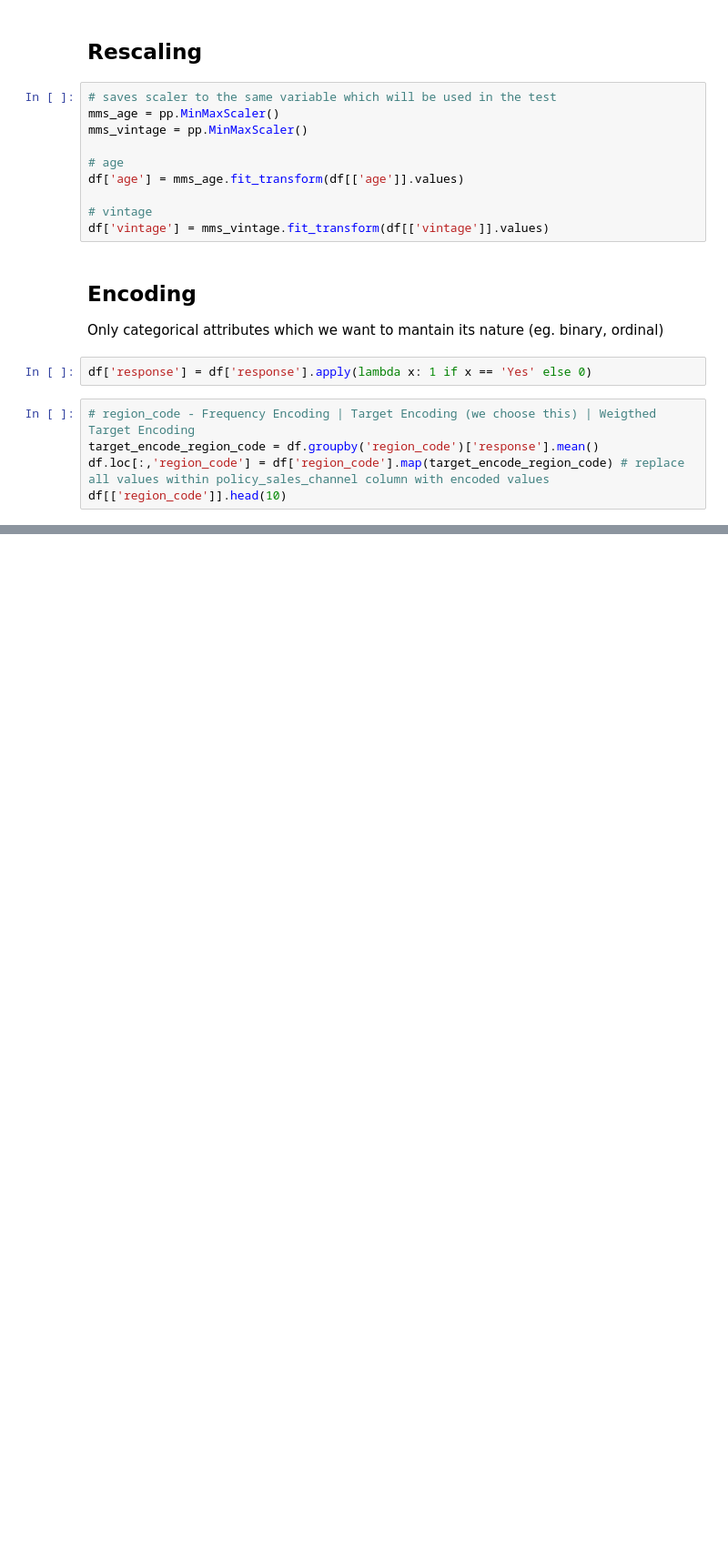
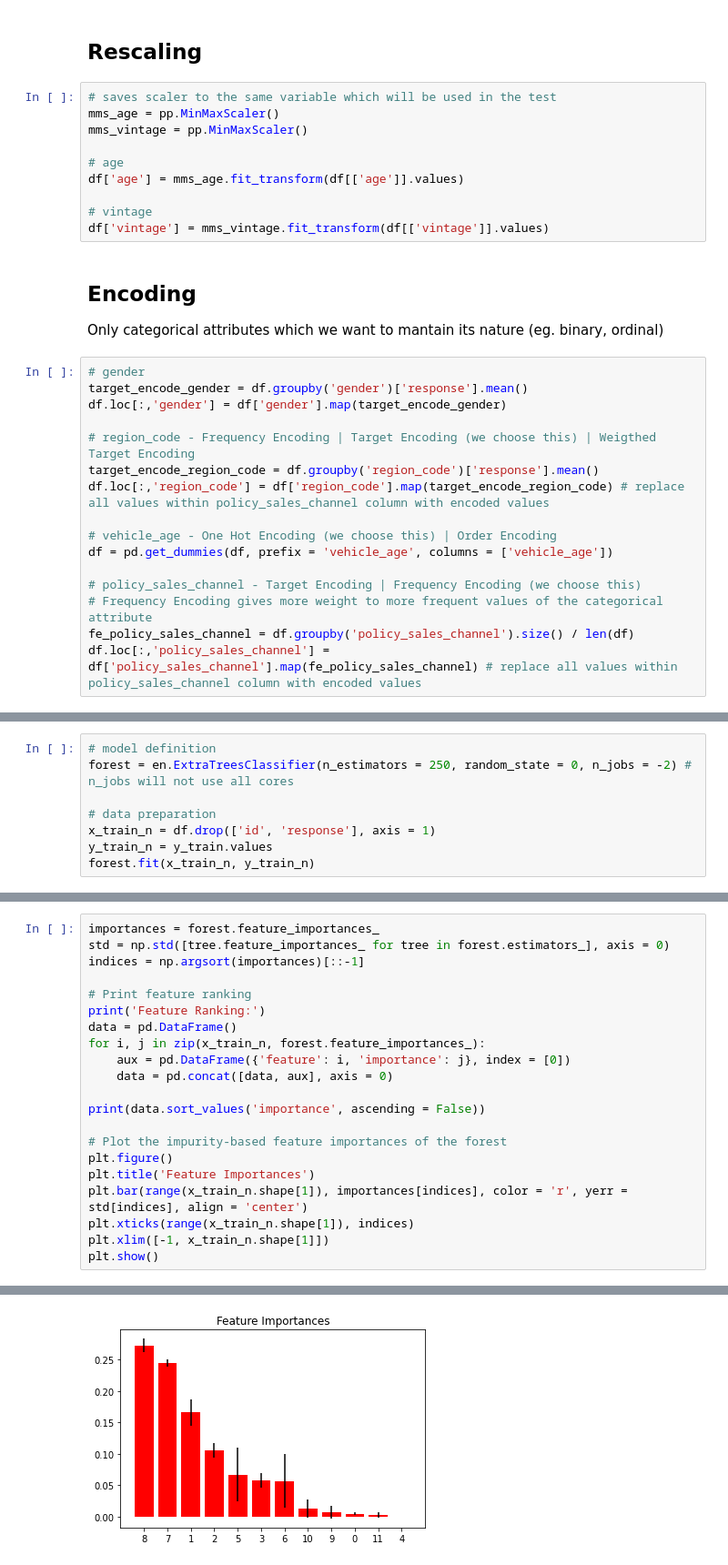
Before and after one commit to joaomj/health_insurance_cross_sell, a Jupyter notebook: health_insurance_cross-sell/notebooks/machine_learning.ipynb, the cells around one changed output, grey strips where cells are left out. Shown: that part at 91% size. Cells and saved outputs as stored; diff of their text form; blank space fills up the shorter version.

Commit message:
Machine Learning Model Selection started

```diff
--- a/health_insurance_cross-sell/notebooks/machine_learning.ipynb
+++ b/health_insurance_cross-sell/notebooks/machine_learning.ipynb
@@ -58,10 +81,19 @@ df['vintage'] = mms_vintage.fit_transform(df[['vintage']].values)
 # %% [markdown]
 ## Encoding
 Only categorical attributes which we want to mantain its nature (eg. binary, ordinal)
-# %%
-df['response'] = df['response'].apply(lambda x: 1 if x == 'Yes' else 0)
 # %%
+# gender
+target_encode_gender = df.groupby('gender')['response'].mean()
+df.loc[:,'gender'] = df['gender'].map(target_encode_gender)
+
 # region_code - Frequency Encoding | Target Encoding (we choose this) | Weigthed Target Encoding
 target_encode_region_code = df.groupby('region_code')['response'].mean()
 df.loc[:,'region_code'] = df['region_code'].map(target_encode_region_code) # replace all values within policy_sales_channel column with encoded values
-df[['region_code']].head(10)
+
+# vehicle_age - One Hot Encoding (we choose this) | Order Encoding
+df = pd.get_dummies(df, prefix = 'vehicle_age', columns = ['vehicle_age'])
+
+# policy_sales_channel - Target Encoding | Frequency Encoding (we choose this)
+# Frequency Encoding gives more weight to more frequent values of the categorical attribute
+fe_policy_sales_channel = df.groupby('policy_sales_channel').size() / len(df)
+df.loc[:,'policy_sales_channel'] = df['policy_sales_channel'].map(fe_policy_sales_channel) # replace all values within policy_sales_channel column with encoded values
@@ -91,0 +132,8 @@ df.loc[:,'policy_sales_channel'] = df['policy_sales_channel'].map(fe_policy_sale
+# %%
+# model definition
+forest = en.ExtraTreesClassifier(n_estimators = 250, random_state = 0, n_jobs = -2) # n_jobs will not use all cores
+
+# data preparation
+x_train_n = df.drop(['id', 'response'], axis = 1)
+y_train_n = y_train.values
+forest.fit(x_train_n, y_train_n)
@@ -91,0 +142,22 @@ df.loc[:,'policy_sales_channel'] = df['policy_sales_channel'].map(fe_policy_sale
+# %%
+importances = forest.feature_importances_
+std = np.std([tree.feature_importances_ for tree in forest.estimators_], axis = 0)
+indices = np.argsort(importances)[::-1]
+
+# Print feature ranking
+print('Feature Ranking:')
+data = pd.DataFrame()
+for i, j in zip(x_train_n, forest.feature_importances_):
+    aux = pd.DataFrame({'feature': i, 'importance': j}, index = [0])
+    data = pd.concat([data, aux], axis = 0)
+
+print(data.sort_values('importance', ascending = False))
+
+# Plot the impurity-based feature importances of the forest
+plt.figure()
+plt.title('Feature Importances')
+plt.bar(range(x_train_n.shape[1]), importances[indices], color = 'r', yerr = std[indices], align = 'center')
+plt.xticks(range(x_train_n.shape[1]), indices)
+plt.xlim([-1, x_train_n.shape[1]])
+plt.show()
+# %% [output]
@@ -91,0 +178 @@ df.loc[:,'policy_sales_channel'] = df['policy_sales_channel'].map(fe_policy_sale
+[figure, added]
```
Also changed, not shown: parts of 23 cells of this notebook.
